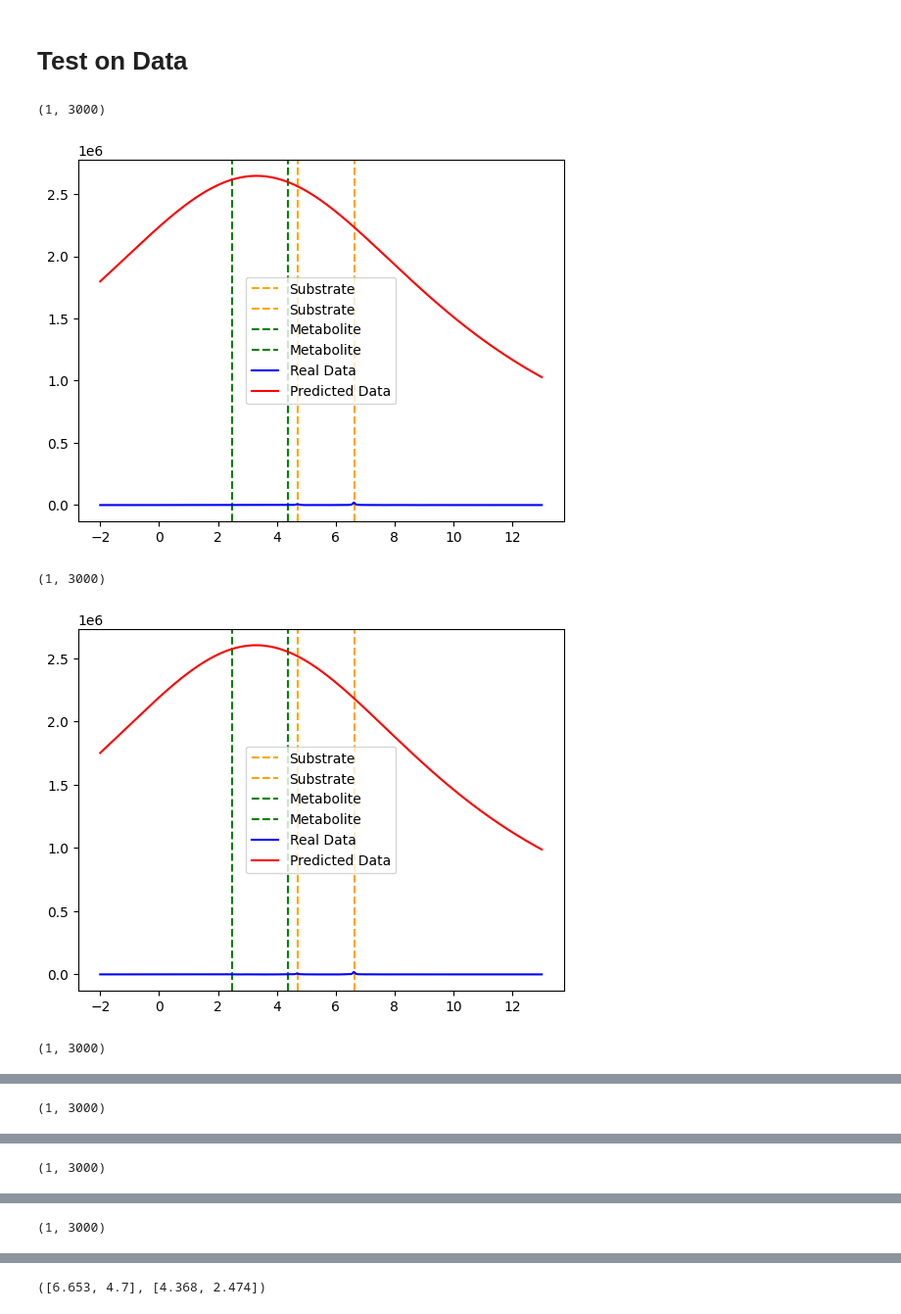
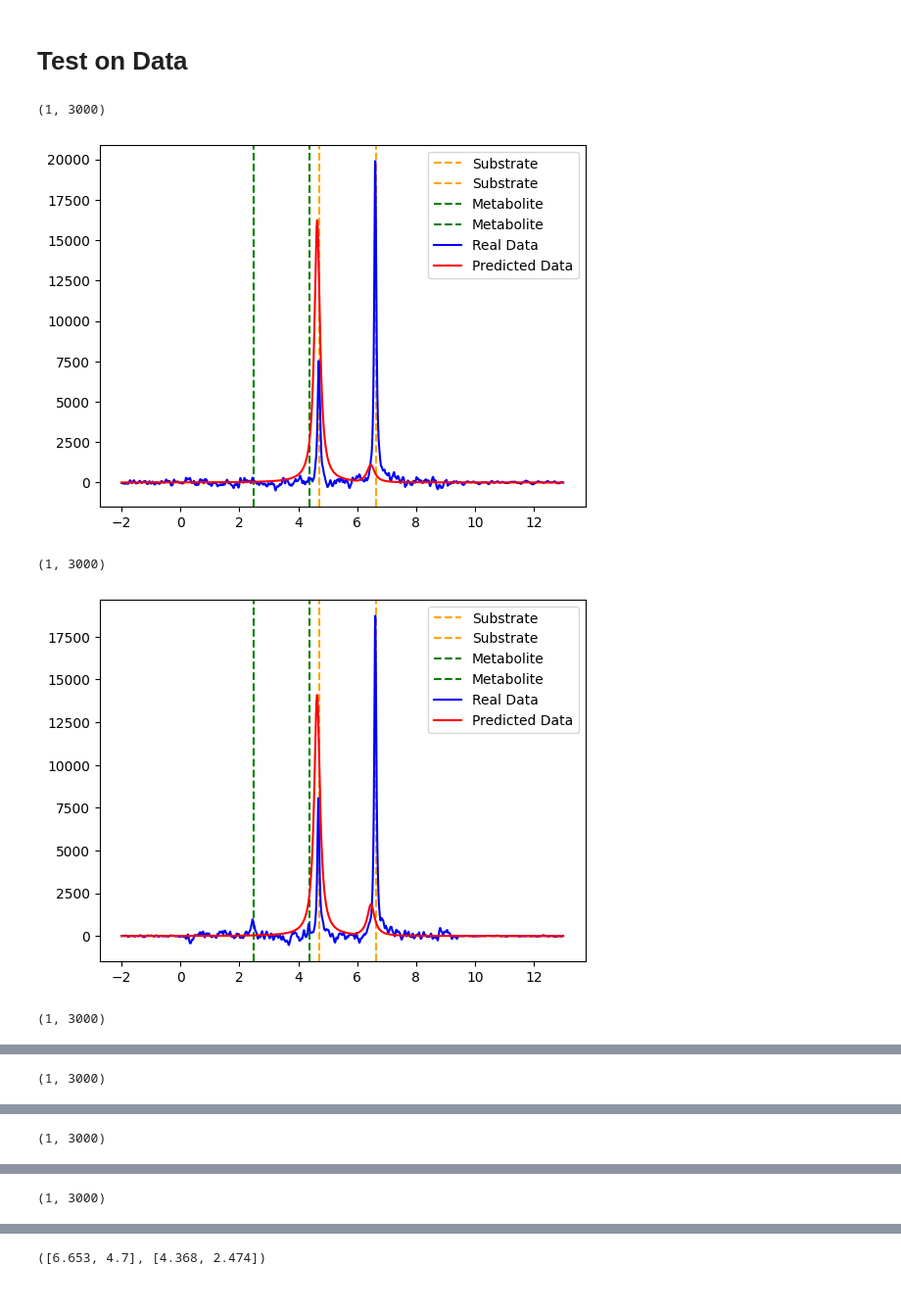
Before and after one commit to RATFIVE/MoinCC-AI4metabolomics, a Jupyter notebook: 03_DeepLearning/OptunaTuningNeuralNetwork.ipynb, the cells around one changed output, grey strips where cells are left out. Shown at 98% size. Drawn from its saved outputs; the diff is of its cells as text; code cells hidden in the pictures.

```diff
--- a/03_DeepLearning/OptunaTuningNeuralNetwork.ipynb
+++ b/03_DeepLearning/OptunaTuningNeuralNetwork.ipynb
@@ -1315,6 +1483,11 @@ best_params = study.best_params
 dropout_prob = best_params['dropout_prob']
 learning_rate = best_params['learning_rate']
 fc1_output = best_params['fc1_output']
+batch_size = best_params['batch_size']
+kernel_size = best_params['kernel_size']
+stride = best_params['stride']
+padding = best_params['padding']
+
 
 
 
@@ -1324,14 +1497,35 @@ model = NeuralNetwork(
         input_size=3000,
         fc1_output=fc1_output,
         output_size=len(substrates_list) * 3,
-        dropout_prob=dropout_prob
+        dropout_prob=dropout_prob,
+        kernel_size=kernel_size,
+        stride=stride,
+        padding=padding
         ).to(device)
 
 optimizer = torch.optim.Adam(model.parameters(), lr=learning_rate)
 criterion = torch.nn.MSELoss()
 epochs = 1000  # Number of epochs to train
+writer = SummaryWriter()
 
-model, _ = training(
+# model, _ = training(
+#     model=model,
+#     X_train=data_train_tensor,
+#     y_train=target_train_tensor,
+#     X_val=data_val_tensor,
+#     y_val=target_val_tensor,
+#     criterion=criterion,
+#     optimizer=optimizer,
+#     epochs=epochs,
+#     writer=SummaryWriter(),
+#     dropout_prob=dropout_prob,
+#     log_tensorboard=True,
+#     verbose=True,
+#     check_real_data=True
+# )
+
+
+model, loss = train_model(
     model=model,
     X_train=data_train_tensor,
     y_train=target_train_tensor,
@@ -1339,11 +1533,13 @@ model, _ = training(
     y_val=target_val_tensor,
     criterion=criterion,
     optimizer=optimizer,
-    epochs=epochs,
-    writer=SummaryWriter(),
-    dropout_prob=dropout_prob,
+    epochs=1000,
+    writer=writer,
+    #dropout_prob=dropout_prob,
     log_tensorboard=True,
-    verbose=True,
-    check_real_data=True
+    verbose=False,
+    #check_real_data=True,
+    batch_size=batch_size,
+    df=df
 )
 # %% [output]
@@ -1497,7 +1688,7 @@ len substrates_list: 4
 # %%
 df = pd.read_csv(path_list[0])
 
-for i in range(1, 10):
+for i in range(1, 30):
     # fill the data
     df_fill = fill_df(df.iloc[:, [0, i]])
 
@@ -1534,34 +1725,34 @@ for i in range(1, 10):
 
     # Put the Lorenz functions in a Dataframe
     lorentz_list = []
     lorentz_df = pd.DataFrame({'x': x_real})  # Initialize DataFrame with x_real
 
     for i, (x0, gamma, height) in enumerate(zip(x0_parms_real[0], gamma_parms_real[0], height_parms_real[0])):
         lorentz = lorentzian(x_real, x0, gamma, height)
         column_name = f'lorentz_{i}'  # Dynamically generate a unique column name
         lorentz_df = pd.concat([lorentz_df, pd.DataFrame({column_name: lorentz})], axis=1)
 
     # add another column which takes the np.maximum of the columns
     lorentz_df['max'] = lorentz_df.iloc[:, 1:].max(axis=1)
     #display(lorentz_df)
 
 
 
     for subs in substrates:
         plt.axvline(x=subs, color='orange', linestyle='--', label='Substrate')
 
     for metab in metabolites:
         plt.axvline(x=metab, color='green', linestyle='--', label='Metabolite')
 
     plt.plot(x_real, y_real, label='Real Data', color='blue')
     plt.plot(x_real, lorentz_df['max'], label='Predicted Data', color='red')
 
 
     plt.legend()
     plt.show()
 # %% [output]
 (1, 3000)
-[figure, old version]
+[figure, new version]
 (1, 3000)
-[figure, old version]
+[figure, new version]
 (1, 3000)
```
Also changed, not shown: parts of 14 cells of this notebook.
